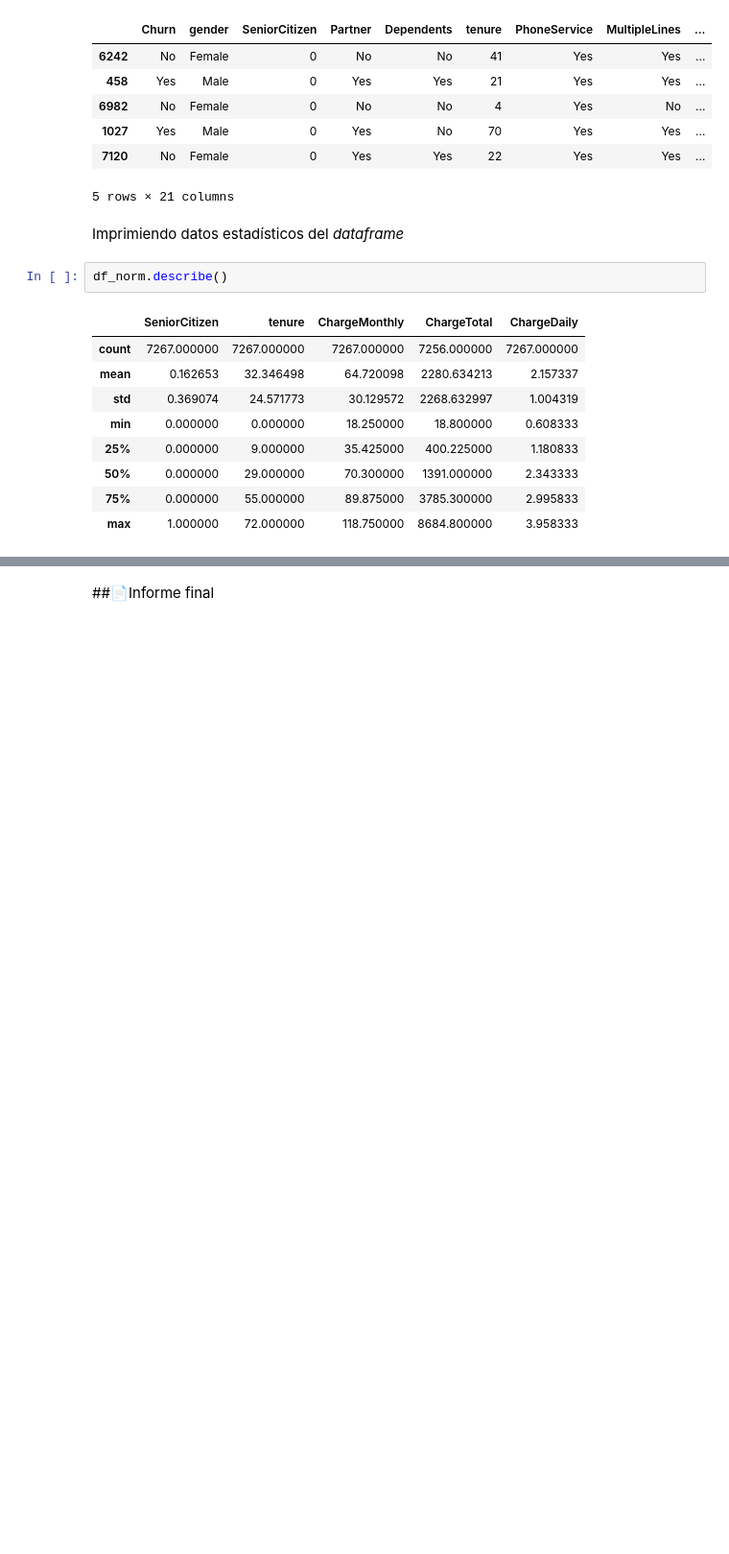
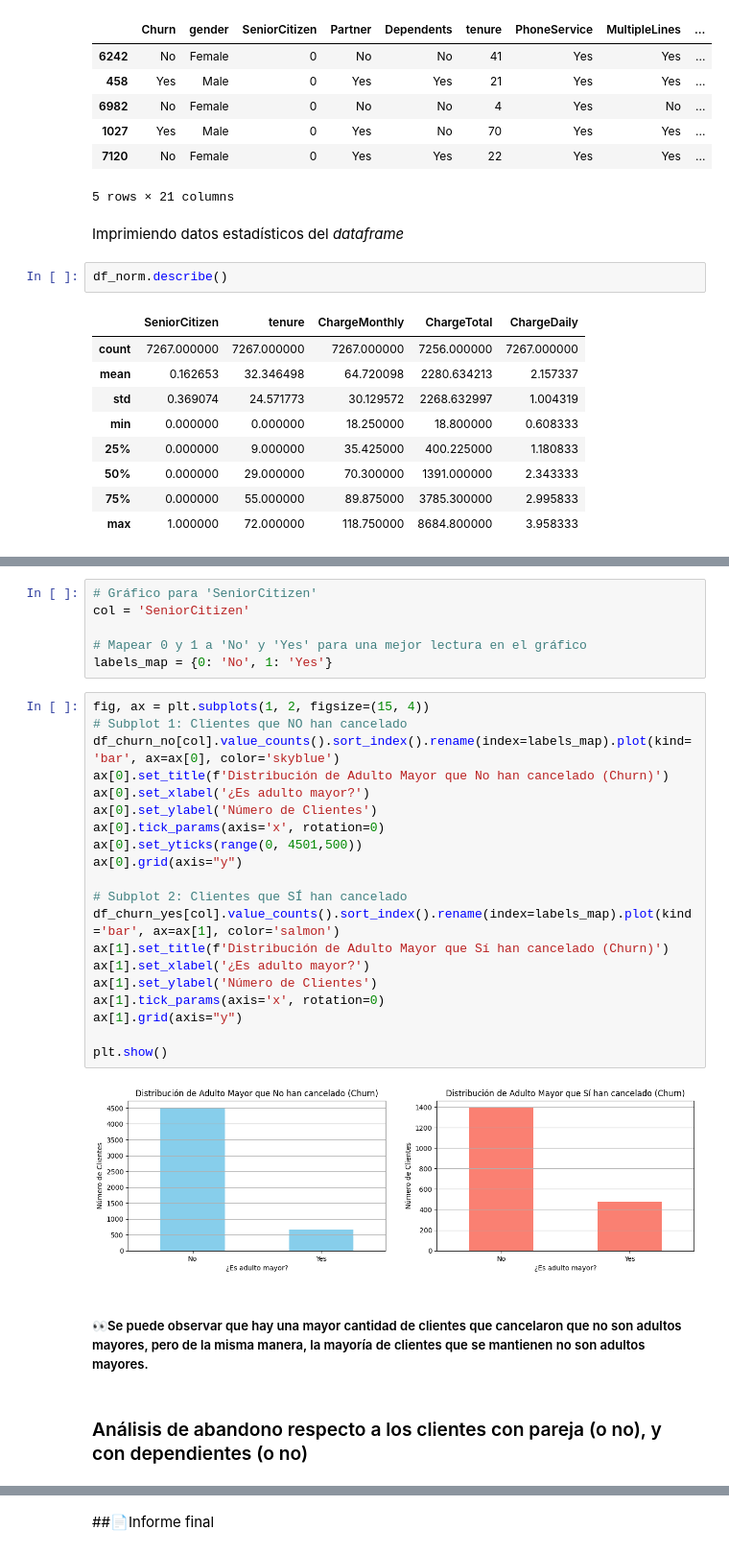
Before and after one commit to ASRR7/challenge_data_visualization, a Jupyter notebook: TelecomX_LATAM.ipynb, the cells around one changed output, grey strips where cells are left out. Shown at 96% size. Saved outputs shown, nothing was run; the diff lists cells and outputs as text; blank space fills up the shorter version.

```diff
--- a/TelecomX_LATAM.ipynb
+++ b/TelecomX_LATAM.ipynb
@@ -97,0 +160,32 @@ df_norm.describe()
+# %%
+# Gráfico para 'SeniorCitizen'
+col = 'SeniorCitizen'
+
+# Mapear 0 y 1 a 'No' y 'Yes' para una mejor lectura en el gráfico
+labels_map = {0: 'No', 1: 'Yes'}
+# %%
+fig, ax = plt.subplots(1, 2, figsize=(15, 4))
+# Subplot 1: Clientes que NO han cancelado
+df_churn_no[col].value_counts().sort_index().rename(index=labels_map).plot(kind='bar', ax=ax[0], color='skyblue')
+ax[0].set_title(f'Distribución de Adulto Mayor que No han cancelado (Churn)')
+ax[0].set_xlabel('¿Es adulto mayor?')
+ax[0].set_ylabel('Número de Clientes')
+ax[0].tick_params(axis='x', rotation=0)
+ax[0].set_yticks(range(0, 4501,500))
+ax[0].grid(axis="y")
+
+# Subplot 2: Clientes que SÍ han cancelado
+df_churn_yes[col].value_counts().sort_index().rename(index=labels_map).plot(kind='bar', ax=ax[1], color='salmon')
+ax[1].set_title(f'Distribución de Adulto Mayor que Sí han cancelado (Churn)')
+ax[1].set_xlabel('¿Es adulto mayor?')
+ax[1].set_ylabel('Número de Clientes')
+ax[1].tick_params(axis='x', rotation=0)
+ax[1].grid(axis="y")
+
+plt.show()
+# %% [output]
+[figure, added]
+# %% [markdown]
+##### 👀Se puede observar que hay una mayor cantidad de clientes que cancelaron que no son adultos mayores, pero de la misma manera, la mayoría de clientes que se mantienen no son adultos mayores.
+# %% [markdown]
+### Análisis de abandono respecto a los clientes con pareja (o no), y con dependientes (o no)
```
Also changed, not shown: parts of 47 cells of this notebook, 10 other files.
